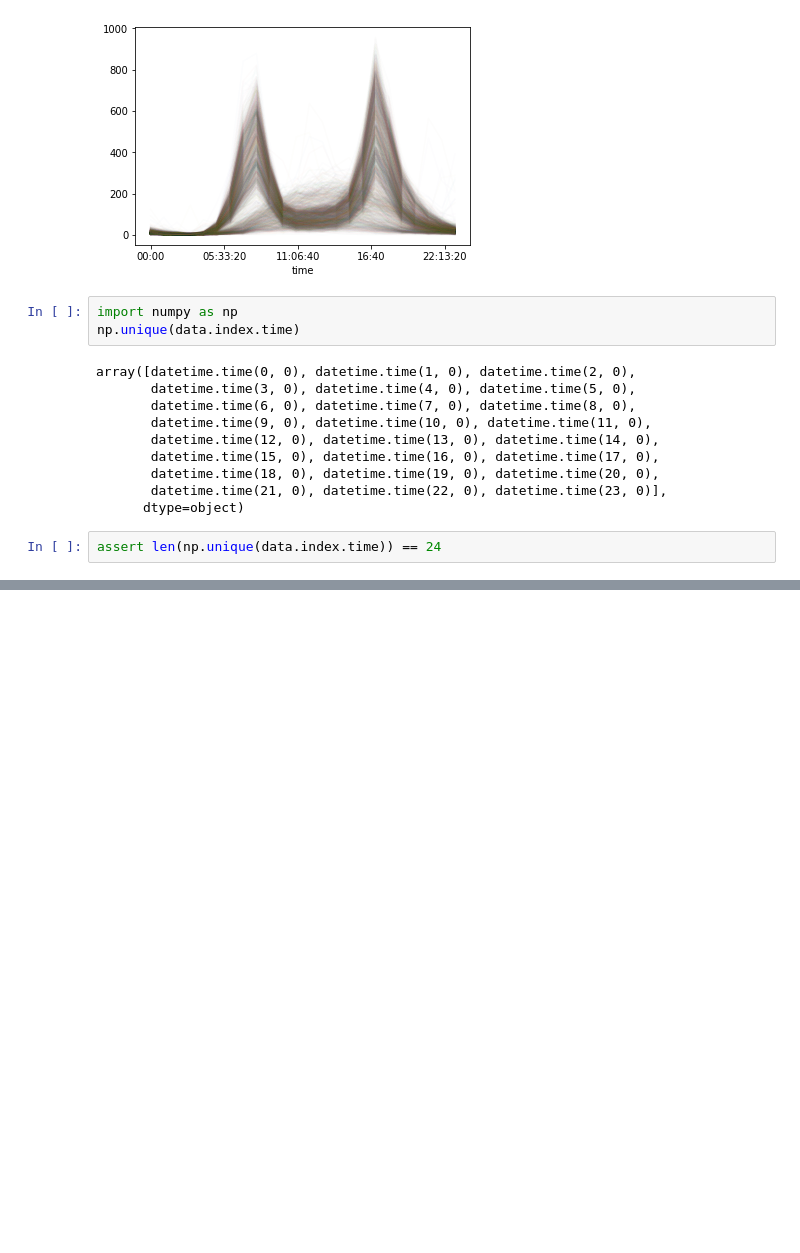
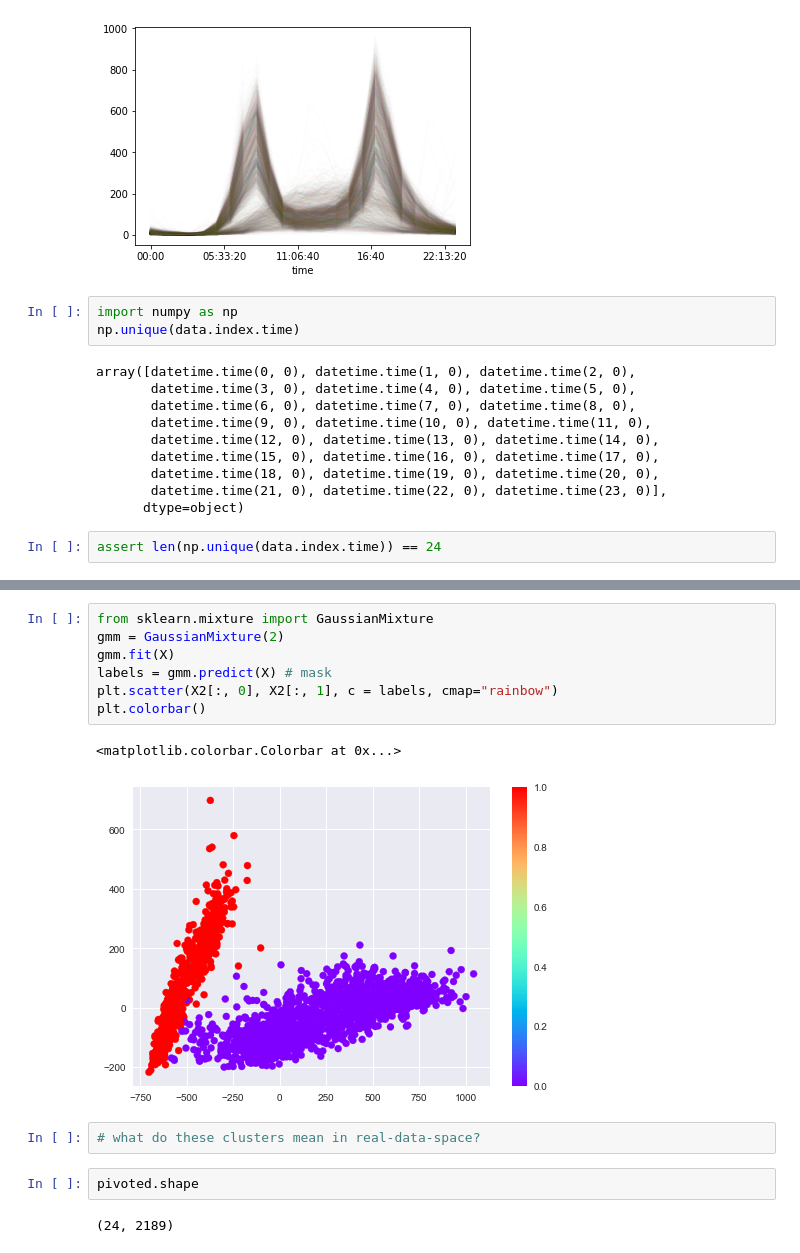
Before and after one commit to emmatalis/IACS_SWC_Python_Workshop, a Jupyter notebook: second_test_notebook.ipynb, the cells around one changed output, grey strips where cells are left out. Drawn from its saved outputs; the diff is of its cells as text; blank space fills up the shorter version.

```diff
--- a/second_test_notebook.ipynb
+++ b/second_test_notebook.ipynb
@@ -29,0 +122,16 @@ assert len(np.unique(data.index.time)) == 24
+# %%
+from sklearn.mixture import GaussianMixture
+gmm = GaussianMixture(2)
+gmm.fit(X)
+labels = gmm.predict(X) # mask
+plt.scatter(X2[:, 0], X2[:, 1], c = labels, cmap="rainbow")
+plt.colorbar()
+# %% [output]
+<matplotlib.colorbar.Colorbar at 0x...>
+[figure, added]
+# %%
+# what do these clusters mean in real-data-space?
+# %%
+pivoted.shape
+# %% [output]
+(24, 2189)
```
Also changed, not shown: parts of 32 cells of this notebook.
